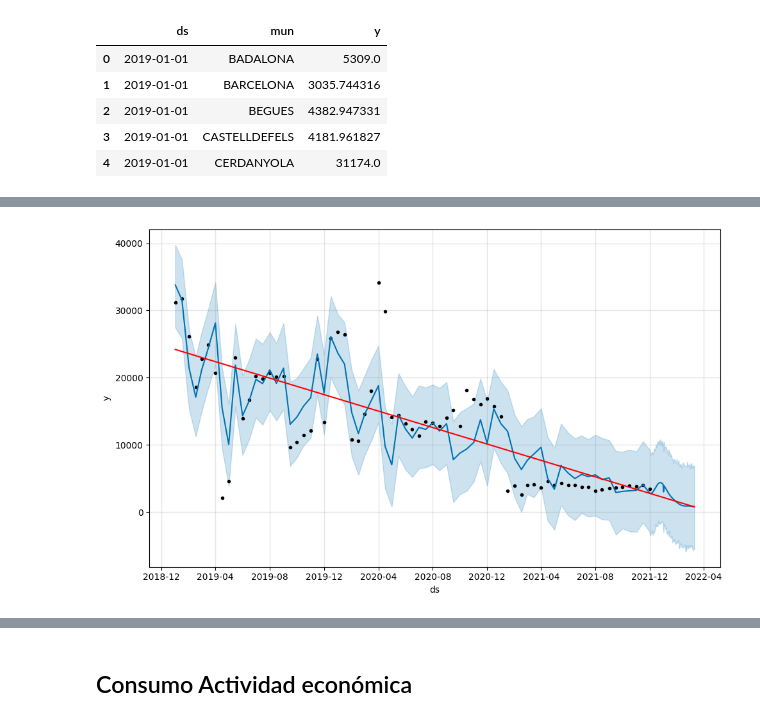
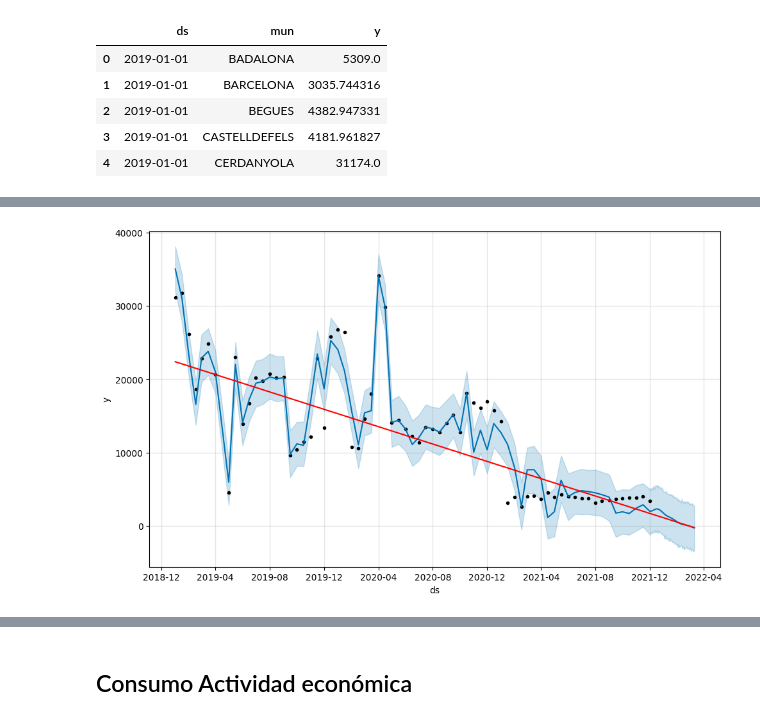
Before and after one commit to Jairo22EnriqueTec/AiguesBarcelona, a Jupyter notebook: Uso domestico.ipynb, the cells around one changed output, grey strips where cells are left out. Drawn from its saved outputs; the diff is of its cells as text; code cells hidden in the pictures.

```diff
--- a/Uso domestico.ipynb
+++ b/Uso domestico.ipynb
@@ -76,4 +147,4 @@ analyze(TendencyConsumtion, name = 'Uso doméstico global', gt_0 = True, max_ =
 # %%
 Temp = Domestico.query("mun == 'CERDANYOLA'")[['ds', 'y']]
-analyze(Temp, name = 'Uso doméstico Barcelona', gt_0 = True, max_ = None, prior = 0.01, monthly = True, days = 100)
+analyze(Temp, name = 'Uso doméstico Barcelona', gt_0 = 2_500, max_ = None, prior = 0.01, monthly = True, days = 100)
 # %% [output]
@@ -82,2 +155,2 @@ analyze(Temp, name = 'Uso doméstico Barcelona', gt_0 = True, max_ = None, prior
 [interactive output not drawn]
-[figure, old version]
+[figure, new version]
```
Also changed, not shown: parts of 26 cells of this notebook, 2 other files.
